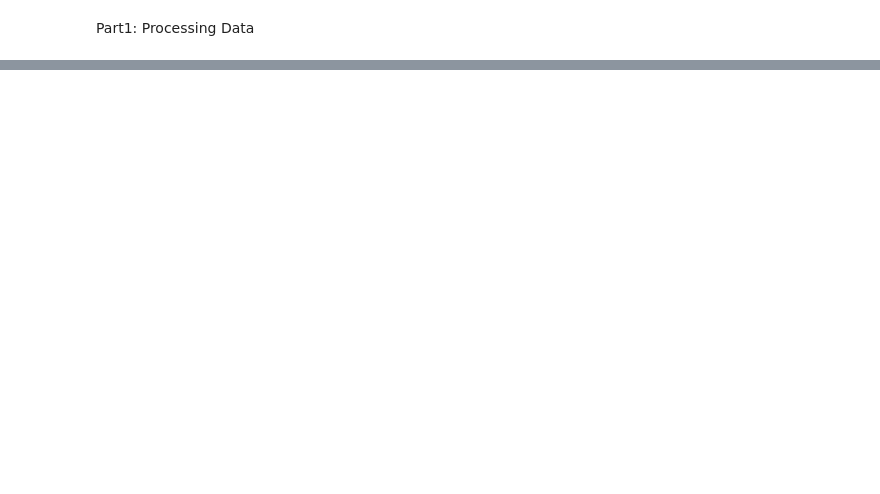
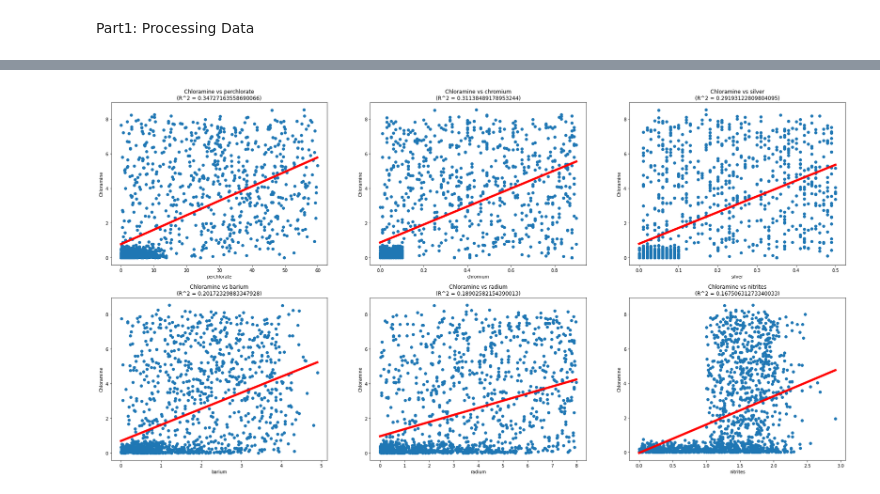
Before and after one commit to jjeongab/comp4211_pa1, a Jupyter notebook: comp4211_pa1.ipynb, the cells around one changed output, grey strips where cells are left out. Cells and saved outputs as stored; diff of their text form; code cells hidden in the pictures; blank space fills up the shorter version.

```diff
--- a/comp4211_pa1.ipynb
+++ b/comp4211_pa1.ipynb
@@ -60,0 +98,9 @@ training_data = training_data.drop_duplicates() #dropping the duplicates
+# %%
+top_6_chloramine = abs(training_data_corr['chloramine']).sort_values(ascending = False)[1:7].index #gettig top six features correlated to chloramine
+# %%
+top_6_chloramine #(.., .., .., .., .., ..)
+to_chl_train = dict()
+to_chl_cv = dict()
+y_train = dict()
+y_cv = dict()
+print(top_6_chloramine)
@@ -60,0 +113,6 @@ training_data = training_data.drop_duplicates() #dropping the duplicates
+# %%
+model = LinearRegression()
+R2_scores = dict()
+coef_list = dict()
+intercept_list = dict()
+MSE_values = dict()
@@ -60,0 +121,6 @@ training_data = training_data.drop_duplicates() #dropping the duplicates
+# %%
+for key in to_chl_train.keys():
+  reg = model.fit(to_chl_train[key].to_numpy().reshape(-1, 1), y_train[key])
+  R2_scores[key] = reg.score(to_chl_cv[key].to_numpy().reshape(-1, 1), y_cv[key])
+  coef_list[key] = reg.coef_
+  intercept_list[key] = reg.intercept_
@@ -60,0 +142,20 @@ training_data = training_data.drop_duplicates() #dropping the duplicates
+# %%
+fig, axs = plt.subplots(2, 3)
+fig.set_size_inches([30, 15])
+for i,ax in enumerate(axs.flat):
+  key_val = top_6_chloramine[i]
+  ax.scatter(to_chl_cv[key_val], y_cv[key_val])
+  xfit = np.linspace(to_chl_cv[key_val].min(), to_chl_cv[key_val].max(), to_chl_cv[key_val].shape[0])
+  yfit = coef_list[key_val] * xfit + intercept_list[key_val]
+  ax.plot(xfit, yfit, 'r', linewidth = 5)
+  R2_val = R2_scores[key_val]
+  MSE_values[key_val] = mean_squared_error(to_chl_cv[key_val], yfit)
+  ax.set_title("Chloramine vs " + key_val +'\n' + "(R^2 = " + str(R2_val) + ")")
+  ax.set(xlabel= key_val ,ylabel="Chloramine")
+xfit = np.linspace(to_chl_cv['chloramine'].min(), to_chl_cv['chloramine'].max(), to_chl_cv['chloramine'].shape[0])
+yfit = coef_list['chloramine'] * xfit + intercept_list['chloramine']
+R2_val = R2_scores['chloramine']
+MSE_values['chloramine'] = mean_squared_error(to_chl_cv['chloramine'], yfit)
+plt.show()
+# %% [output]
+[figure, added]
```
Also changed, not shown: parts of 75 cells of this notebook.
